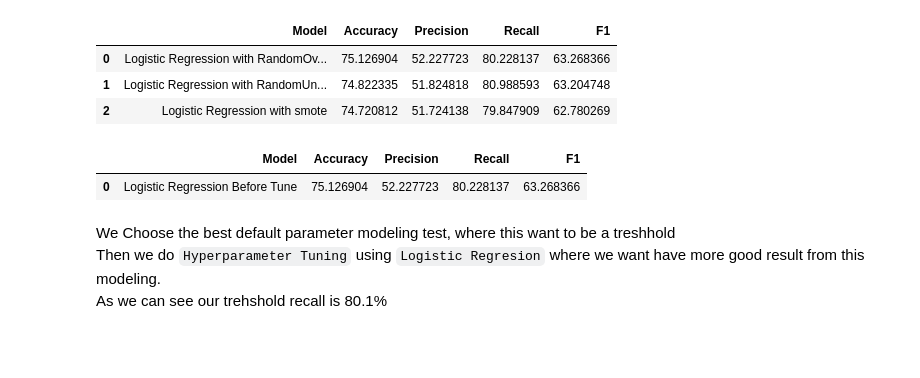
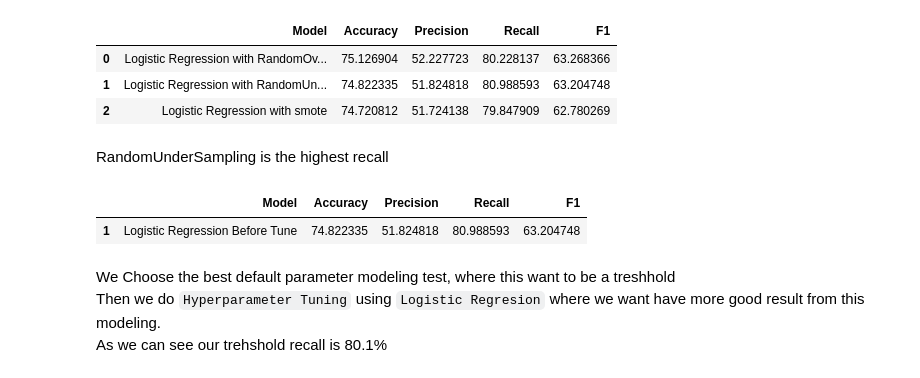
Before and after one commit to fahdmuchammad/Capstone-3-Purwadhika-Machine-learning, a Jupyter notebook: Capstone_3_Muchammad Fahd_Telco.ipynb, the cells around one changed output. Cells and saved outputs as stored; diff of their text form; code cells hidden in the pictures; blank space fills up the shorter version.

```diff
--- a/Capstone_3_Muchammad Fahd_Telco.ipynb
+++ b/Capstone_3_Muchammad Fahd_Telco.ipynb
@@ -869,16 +869,18 @@ metrics_df
 | 0 | Logistic Regression with RandomOv... | 75.126904 | 52.227723 | 80.228137 | 63.268366 |
 | 1 | Logistic Regression with RandomUn... | 74.822335 | 51.824818 | 80.988593 | 63.204748 |
 | 2 | Logistic Regression with smote | 74.720812 | 51.724138 | 79.847909 | 62.780269 |
+# %% [markdown]
+RandomUnderSampling is the highest recall
 # %%
 metrics_df['Model'] = metrics_df['Model'].replace({
-    'Logistic Regression with RandomOverSampling': 'Logistic Regression Before Tune'
+    'Logistic Regression with RandomUnderSampling': 'Logistic Regression Before Tune'
 })
 
 metrics_df_selected = metrics_df[metrics_df['Model'] == 'Logistic Regression Before Tune']
 metrics_df_selected
 # %% [output]
 |  | Model | Accuracy | Precision | Recall | F1 |
-| 0 | Logistic Regression Before Tune | 75.126904 | 52.227723 | 80.228137 | 63.268366 |
+| 1 | Logistic Regression Before Tune | 74.822335 | 51.824818 | 80.988593 | 63.204748 |
 # %% [markdown]
 We Choose the best default parameter modeling test, where this want to be a treshhold\
 Then we do `Hyperparameter Tuning` using `Logistic Regresion` where we want have more good result from this modeling.\
```
Also changed, not shown: parts of 15 cells of this notebook, 1 other file.
